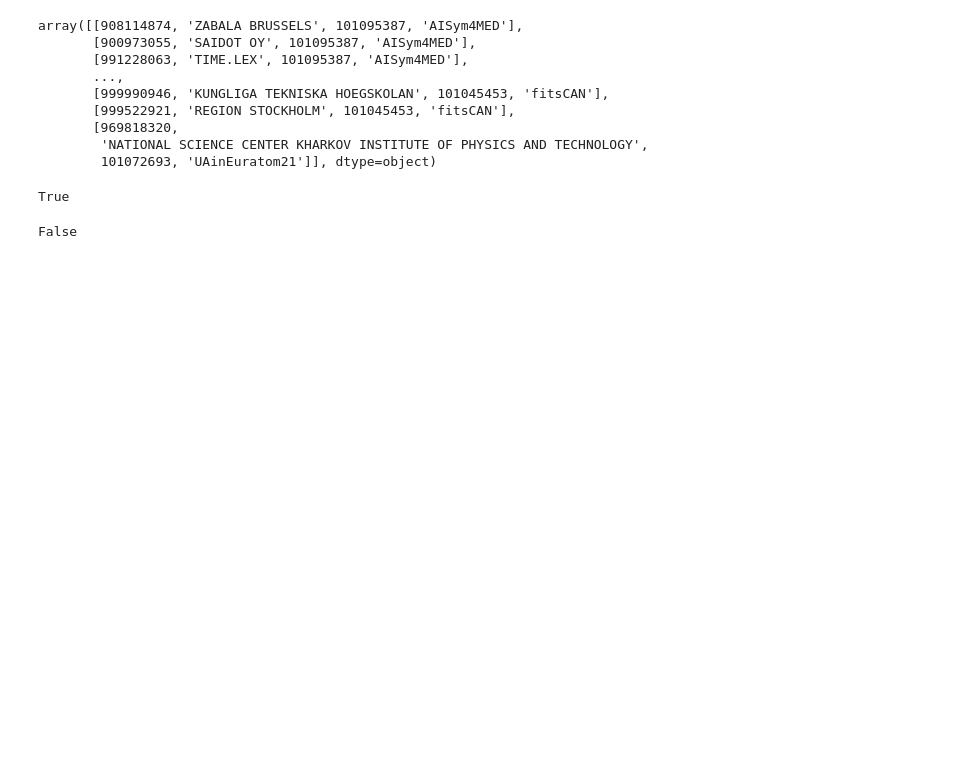
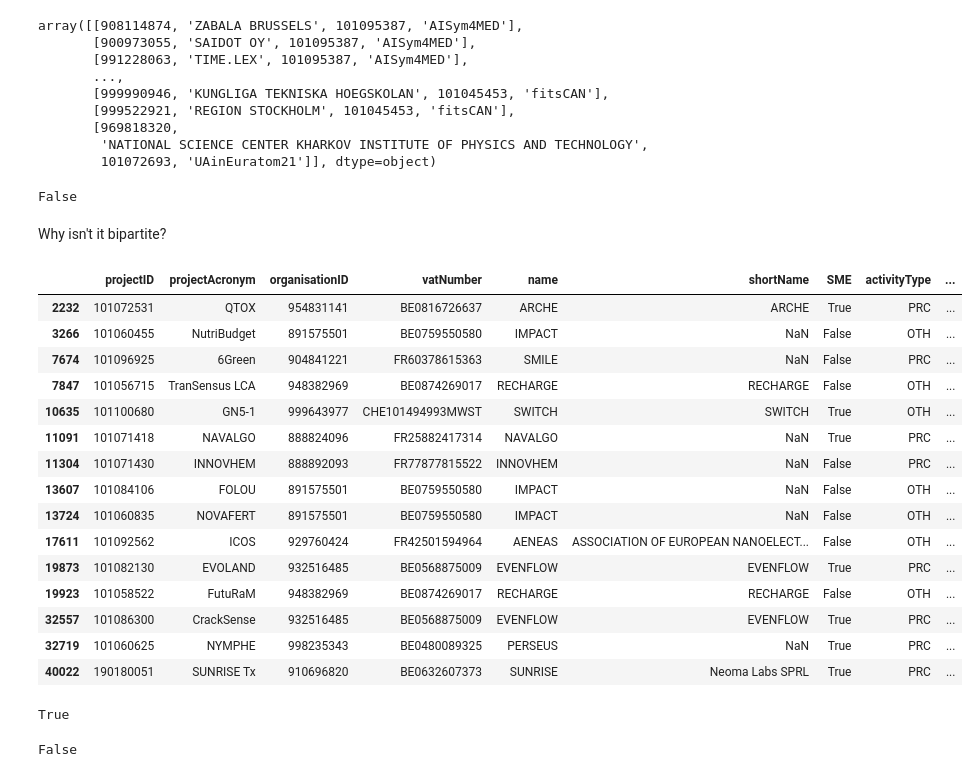
Before and after one commit to andremann/SciSci-course, a Jupyter notebook: notebooks/03.1-lab_project_network.ipynb, the cells around one changed output. Drawn from its saved outputs; the diff is of its cells as text; code cells hidden in the pictures; blank space fills up the shorter version.

```diff
--- a/notebooks/03.1-lab_project_network.ipynb
+++ b/notebooks/03.1-lab_project_network.ipynb
@@ -75,3 +118,29 @@ array([[908114874, 'ZABALA BRUSSELS', 101095387, 'AISym4MED'],
+# %%
+is_bipartite, types = G.is_bipartite(return_types = True)
+is_bipartite
+# %% [output]
+False
+# %% [markdown]
+Why isn't it bipartite?
+# %%
+organisations[organisations.name.isin(organisations.projectAcronym.values)]
+# %% [output]
+|  | projectID | projectAcronym | organisationID | vatNumber | name | shortName | SME | activityType | ... |
+| 2232 | 101072531 | QTOX | 954831141 | BE0816726637 | ARCHE | ARCHE | True | PRC | ... |
+| 3266 | 101060455 | NutriBudget | 891575501 | BE0759550580 | IMPACT | NaN | False | OTH | ... |
+| 7674 | 101096925 | 6Green | 904841221 | FR60378615363 | SMILE | NaN | False | PRC | ... |
+| 7847 | 101056715 | TranSensus LCA | 948382969 | BE0874269017 | RECHARGE | RECHARGE | False | OTH | ... |
+| 10635 | 101100680 | GN5-1 | 999643977 | CHE101494993MWST | SWITCH | SWITCH | True | OTH | ... |
+| 11091 | 101071418 | NAVALGO | 888824096 | FR25882417314 | NAVALGO | NaN | True | PRC | ... |
+| 11304 | 101071430 | INNOVHEM | 888892093 | FR77877815522 | INNOVHEM | NaN | False | PRC | ... |
+| 13607 | 101084106 | FOLOU | 891575501 | BE0759550580 | IMPACT | NaN | False | OTH | ... |
+| 13724 | 101060835 | NOVAFERT | 891575501 | BE0759550580 | IMPACT | NaN | False | OTH | ... |
+| 17611 | 101092562 | ICOS | 929760424 | FR42501594964 | AENEAS | ASSOCIATION OF EUROPEAN NANOELECT... | False | OTH | ... |
+| 19873 | 101082130 | EVOLAND | 932516485 | BE0568875009 | EVENFLOW | EVENFLOW | True | PRC | ... |
+| 19923 | 101058522 | FutuRaM | 948382969 | BE0874269017 | RECHARGE | RECHARGE | False | OTH | ... |
+| 32557 | 101086300 | CrackSense | 932516485 | BE0568875009 | EVENFLOW | EVENFLOW | True | PRC | ... |
+| 32719 | 101060625 | NYMPHE | 998235343 | BE0480089325 | PERSEUS | NaN | True | PRC | ... |
+| 40022 | 190180051 | SUNRISE Tx | 910696820 | BE0632607373 | SUNRISE | Neoma Labs SPRL | True | PRC | ... |
 # %%
 G = ig.Graph.TupleList(
       edges=organisations[['organisationID', 'projectID']].values,
```
Also changed, not shown: parts of 39 cells of this notebook.
